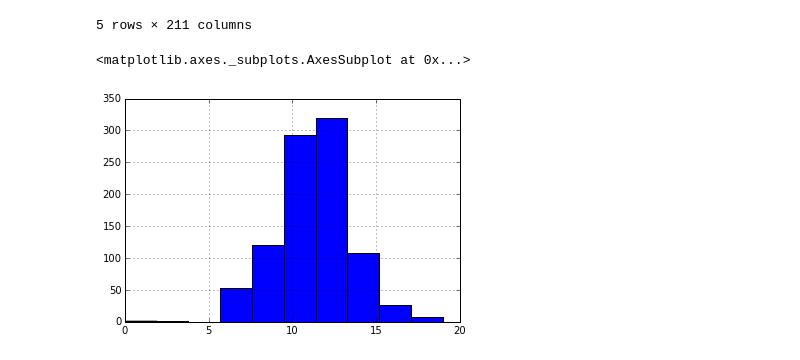
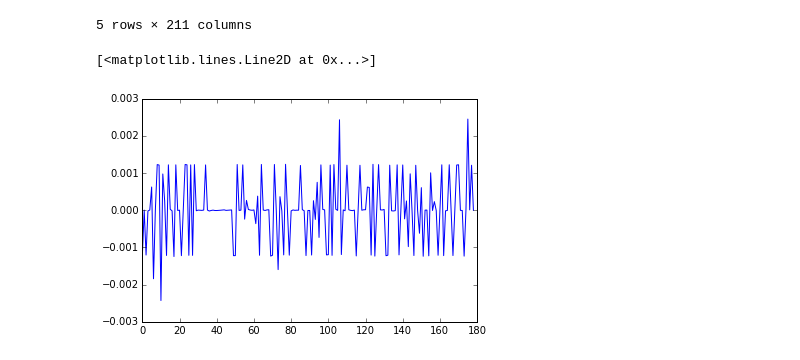
Before and after one commit to achab/winton, a Jupyter notebook: exploration.ipynb, the cells around one changed output. Drawn from its saved outputs; the diff is of its cells as text; code cells hidden in the pictures.

```diff
--- a/exploration.ipynb
+++ b/exploration.ipynb
@@ -12,8 +12,8 @@ train = pd.read_csv('data/train.csv')
 test = pd.read_csv('data/test.csv')
 # %%
 # drop NaN
-#train = train.dropna()
-#test = test.dropna()
+train = train.dropna()
+test = test.dropna()
 # %%
 train.head()
 # %% [output]
@@ -24,8 +24,11 @@ train.head()
 | 89 | 90 | 1 | -0.976034 | 0.852994 | 0.778767 | 5 | 0.173363 | 38839 | 0.0099 | ... |
 | 98 | 99 | 1 | 2.576757 | 3.277136 | 0.939887 | 9 | 1.539488 | 14939 | 0.2208 | ... |
 5 rows × 211 columns
-# %%
-train['Feature_9'].hist()
-# %% [output]
-<matplotlib.axes._subplots.AxesSubplot at 0x...>
-[figure, removed]
+# %%
+returns = train.loc[4,'Ret_2':'Ret_180']
+log_prices = returns.cumsum()
+# %%
+plt.plot(returns)
+# %% [output]
+[<matplotlib.lines.Line2D at 0x...>]
+[figure, added]
```
Also changed, not shown: parts of 2 cells of this notebook, 3 other files.
